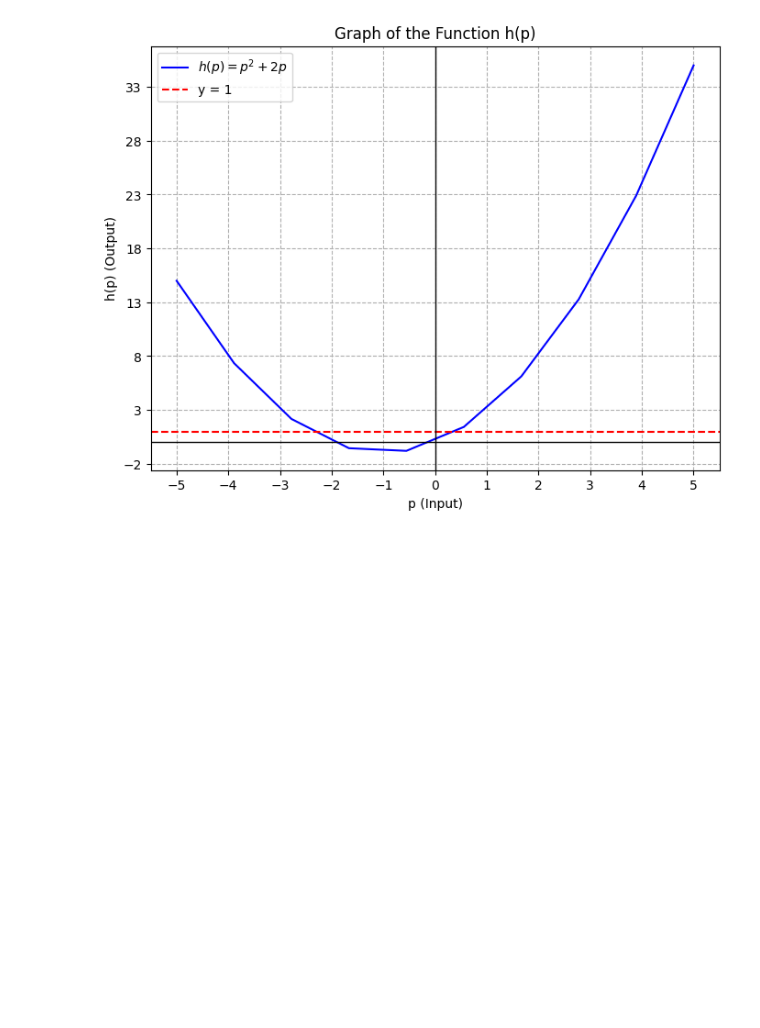
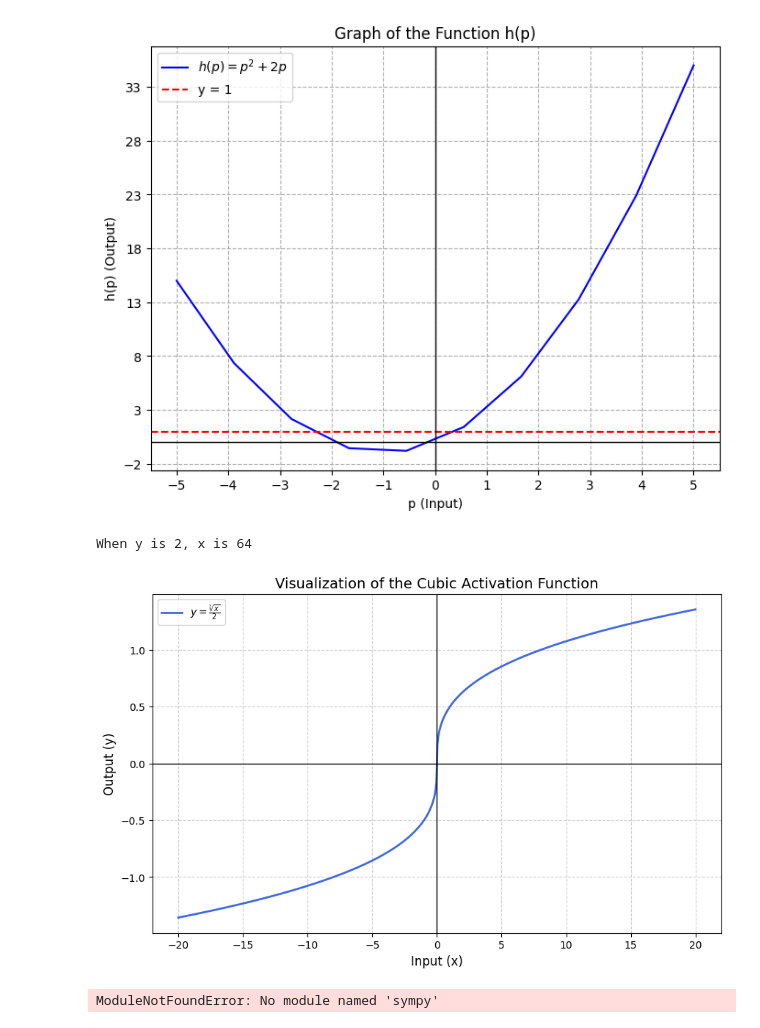
Before and after one commit to david-hankinson/pre-calculus-openstax, a Jupyter notebook: chapter-1.ipynb, the cells around one changed output. Saved outputs shown, nothing was run; the diff lists cells and outputs as text; code cells hidden in the pictures; blank space fills up the shorter version.

Commit message:
evaluating functions

```diff
--- a/chapter-1.ipynb
+++ b/chapter-1.ipynb
@@ -183,3 +190,62 @@ plt.legend()
 plt.show()
 # %% [output]
 [figure]
+# %%
+def solve_for_x(y):
+    """
+    Solves x - 8y^3 = 0 for x.
+    Rearranged: x = 8 * y^3
+    """
+    return 8 * (y**3)
+
+
+# Example usage:
+result = solve_for_x(2)
+print(f"When y is 2, x is {result}")
+
+import matplotlib.pyplot as plt
+import numpy as np
+
+# 1. Define the range for x
+x = np.linspace(-20, 20, 500)
+
+# 2. Calculate y (solving x - 8y^3 = 0 for y)
+# y = (x / 8)^(1/3) = x^(1/3) / 2
+# We use np.sign and np.abs to handle negative numbers properly
+y = np.sign(x) * (np.abs(x) ** (1 / 3)) / 2
+
+# 3. Create the plot
+plt.figure(figsize=(10, 6))
+plt.plot(x, y, label=r"$y = \frac{\sqrt[3]{x}}{2}$", color="royalblue", linewidth=2)
+
+# 4. Styling (making it look professional)
+plt.axhline(0, color="black", linewidth=1)
+plt.axvline(0, color="black", linewidth=1)
+plt.grid(True, linestyle="--", alpha=0.6)
+plt.title("Visualization of the Cubic Activation Function", fontsize=14)
+plt.xlabel("Input (x)", fontsize=12)
+plt.ylabel("Output (y)", fontsize=12)
+plt.legend()
+
+# 5. Display/Save
+plt.savefig("cubic_root_plot.png")
+# %% [output]
+When y is 2, x is 64
+[figure, added]
+# %%
+from sympy import symbols, plot, root
+
+x = symbols("x")
+# This will render the math and the graph directly in your notebook cell
+p = plot(
+    root(x, 3) / 2,
+    (x, -20, 20),
+    title="Function Plot: $y = \\sqrt[3]{x}/2$",
+    xlabel="x",
+    ylabel="y",
+    line_color="red",
+    show=False,
+)
+p.show()
+# %% [output]
+ModuleNotFoundError: No module named 'sympy'
```
Also changed, not shown: parts of 1 cell of this notebook, 1 other file.
